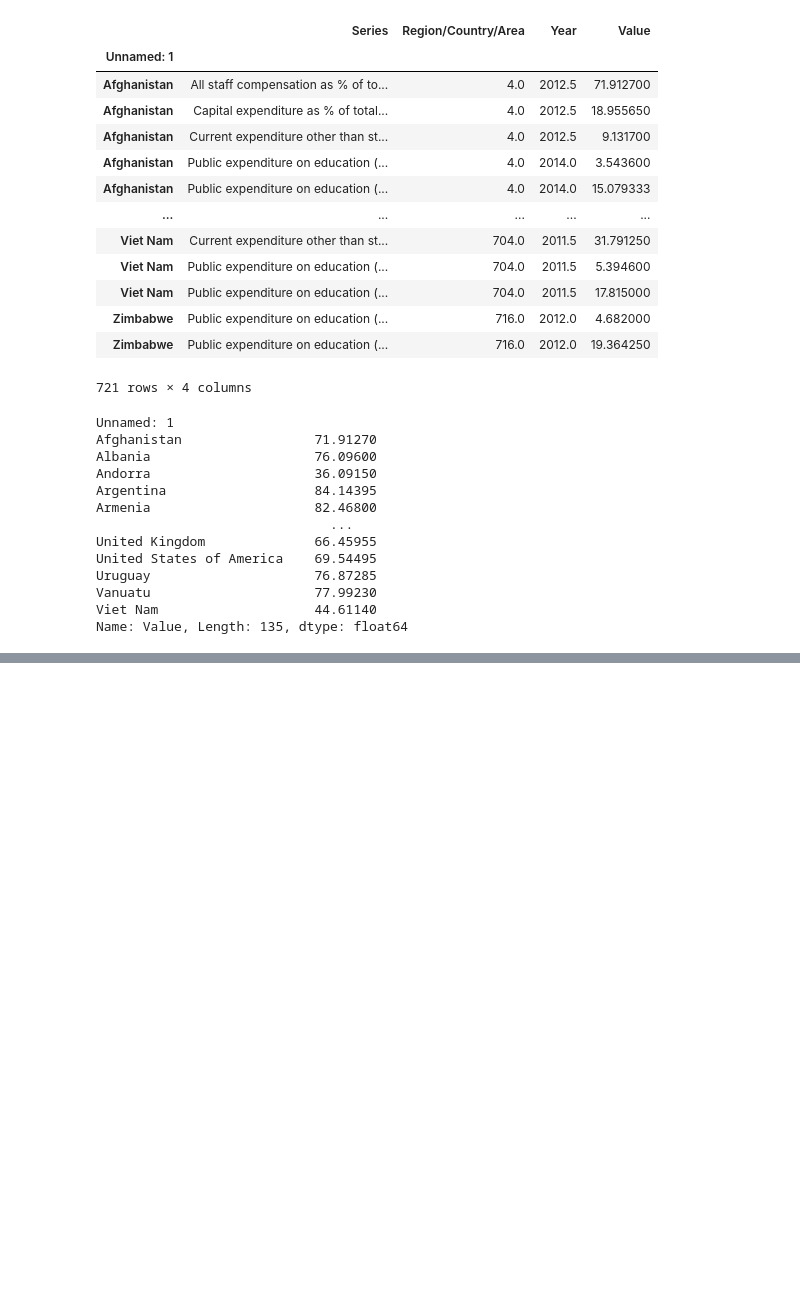
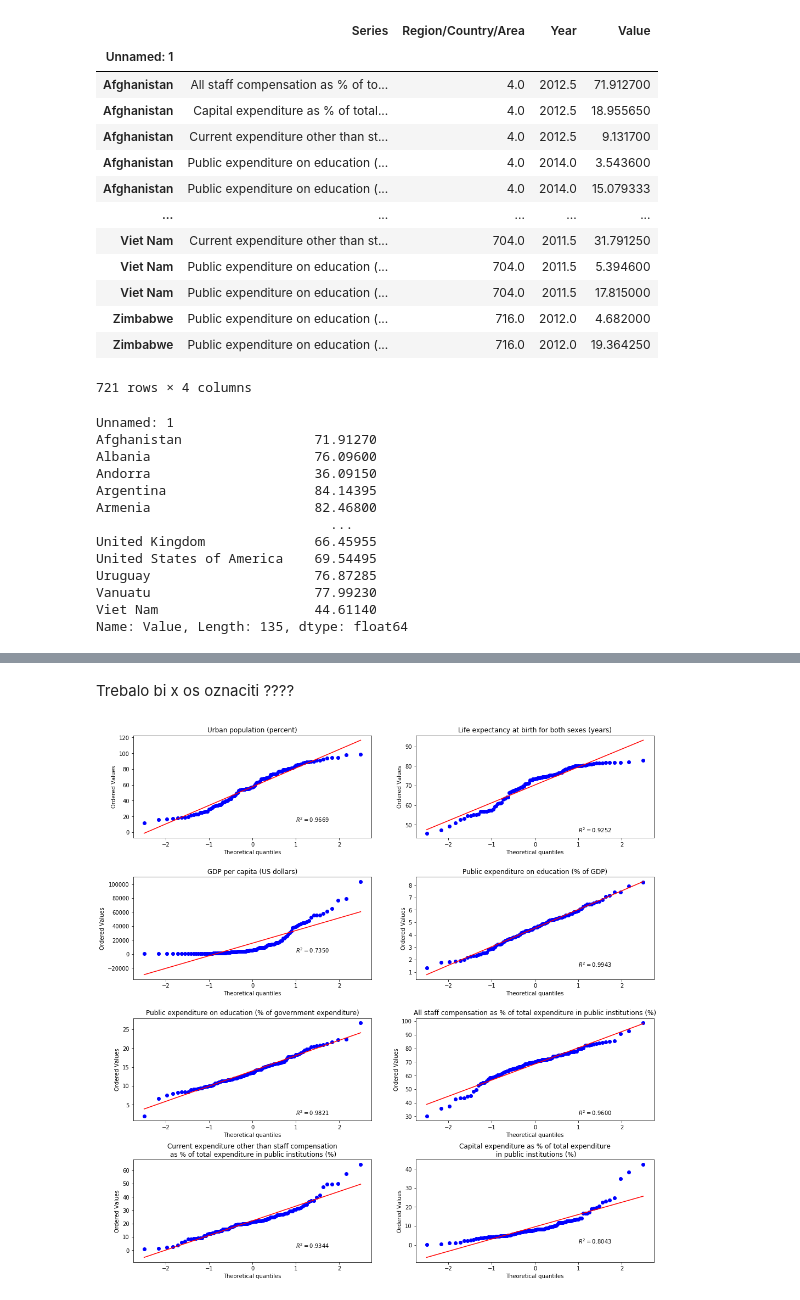
Before and after one commit to nikjals/1-esej, a Jupyter notebook: Esej.ipynb, the cells around one changed output, grey strips where cells are left out. Drawn from its saved outputs; the diff is of its cells as text; code cells hidden in the pictures; blank space fills up the shorter version.

```diff
--- a/Esej.ipynb
+++ b/Esej.ipynb
@@ -193,4 +193,14 @@ Uruguay                     76.87285
 Vanuatu                     77.99230
 Viet Nam                    44.61140
 Name: Value, Length: 135, dtype: float64
+# %%
+stupci = {'Urban (%)' : 'Urban population (percent)',
+          'Life expectancy' :'Life expectancy at birth for both sexes (years)',
+          'GDP per capita' : 'GDP per capita (US dollars)',
+          'Exp on edu (% of GDP)' : 'Public expenditure on education (% of GDP)',
+          'Exp on edu (% of gov exp)' : 'Public expenditure on education (% of government expenditure)',
+          'Staff (% of total exp)' : 'All staff compensation as % of total expenditure in public institutions (%)',
+          'Current exp (% of total exp)' : 'Current expenditure other than staff compensation\n as % of total expenditure in public institutions (%)',
+          'Capital exp (% of total exp)' : 'Capital expenditure as % of total expenditure\n in public institutions (%)'
+         }
 # %%
@@ -307,0 +366,26 @@ import pycountry
+# %% [markdown]
+Trebalo bi x os oznaciti ????
+# %%
+def crtaj_norm_vjer_graf(data, stupci={}):
+
+    test = lambda br_stupaca : int(br_stupaca/2)+1 if br_stupaca % 2 else int(br_stupaca/2)
+    m = test(len(data.columns)) #Broj redaka u subplots
+
+    fig, ax = plt.subplots(m, 2, figsize=(15,15))
+    fig.tight_layout(pad=5.0)
+    j=0
+    for row in ax:
+        for axis in row:
+            if (j<len(data.columns)):
+                stats.probplot(data.iloc[:,j], plot=axis, rvalue=True, dist='norm')
+                if not bool(stupci):
+                    axis.set_title(data.columns[j])
+                else:
+                    axis.set_title(stupci[data.columns[j]])
+            else:
+                axis.remove()
+            j+=1
+    return fig
+crtaj_norm_vjer_graf(data,stupci)
+# %% [output]
+[figure, added]
```
Also changed, not shown: parts of 31 cells of this notebook, 1 other file.
